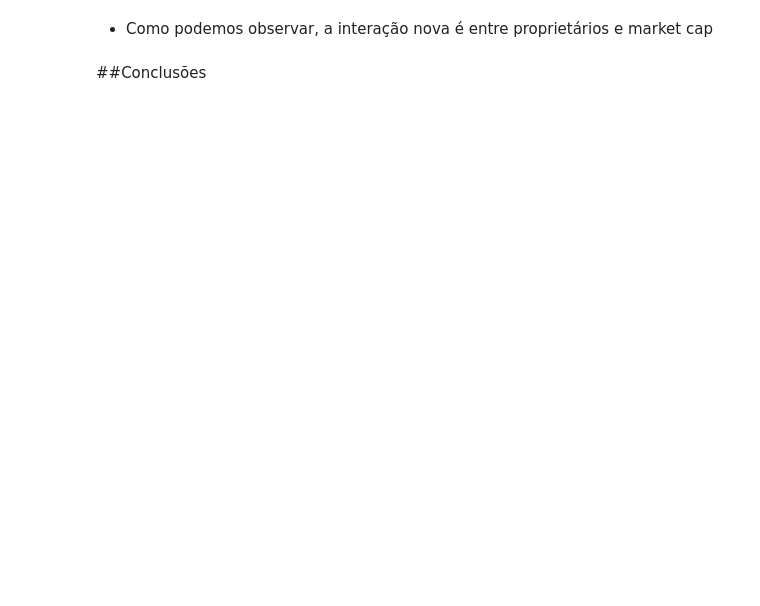
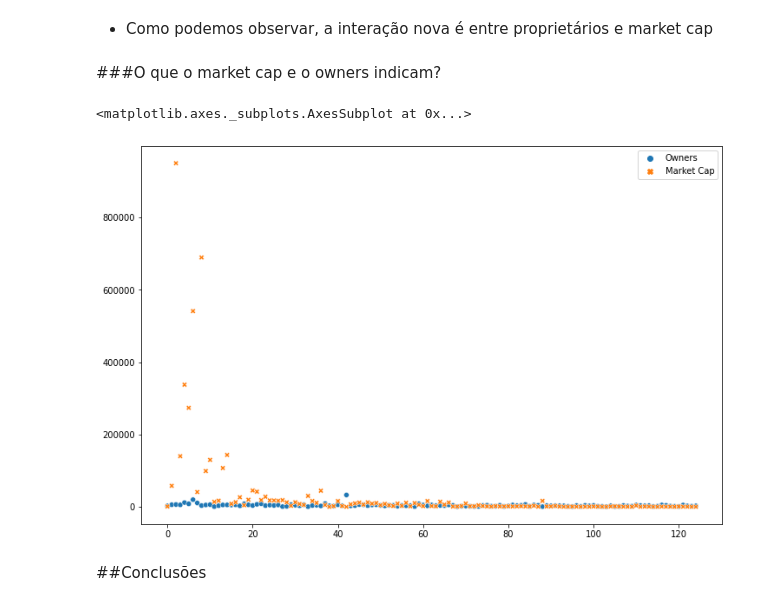
Before and after one commit to dansal0807/top-nfts-data-analysis, a Jupyter notebook: Top_NFTs_Coleta,_Limpeza_e_Exploração_dos_dados.ipynb, the cells around one changed output. Saved outputs shown, nothing was run; the diff lists cells and outputs as text; code cells hidden in the pictures; blank space fills up the shorter version.

```diff
--- a/Top_NFTs_Coleta,_Limpeza_e_Exploração_dos_dados.ipynb
+++ b/Top_NFTs_Coleta,_Limpeza_e_Exploração_dos_dados.ipynb
@@ -1072,4 +1041,15 @@ heatmap.set_title('Correlation Heatmap', fontdict={'fontsize':18}, pad=12);
 # %% [markdown]
 - Como podemos observar, a interação nova é entre proprietários e market cap
+# %% [markdown]
+###O que o market cap e o owners indicam?
+# %%
+df5 = pd.DataFrame([df['Owners'], df['Market Cap']])
+df5 = df5.transpose()
+# %%
+plt.figure(figsize=(12,8))
+sns.scatterplot(data=df5)
+# %% [output]
+<matplotlib.axes._subplots.AxesSubplot at 0x...>
+[figure, added]
 # %% [markdown]
 ##Conclusões
```
Also changed, not shown: parts of 77 cells of this notebook.
